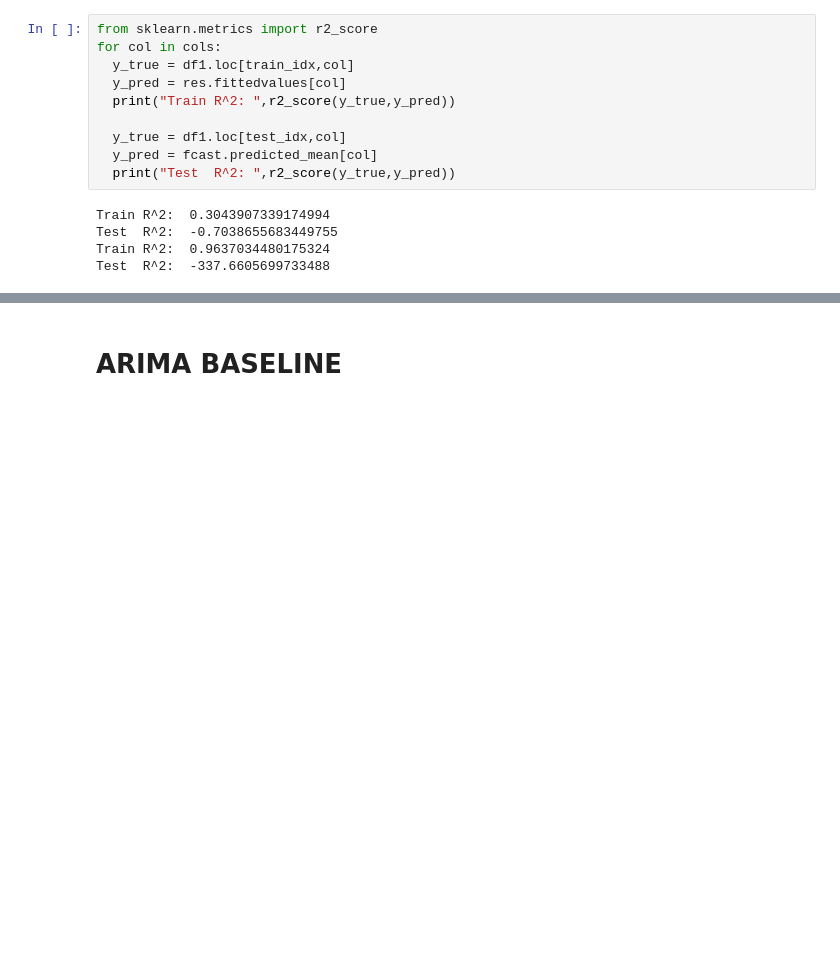
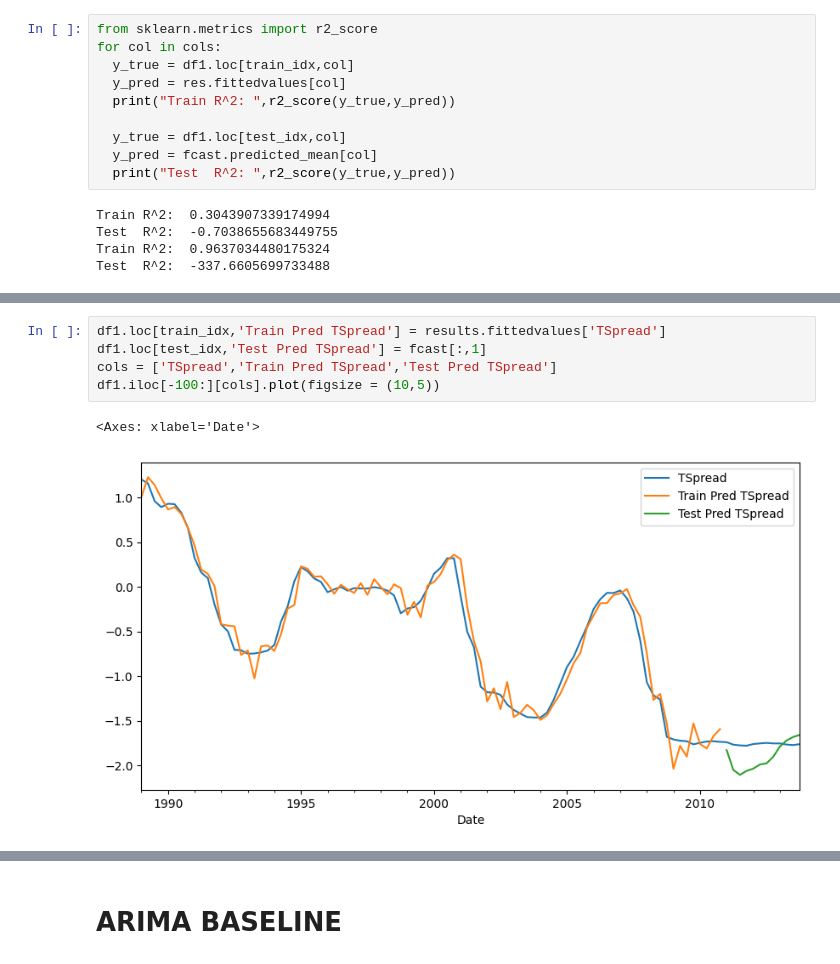
Before and after one commit to yeesem/Time-Series-Data-Analysis, a Jupyter notebook: VARMA_Econometrics.ipynb, the cells around one changed output, grey strips where cells are left out. Drawn from its saved outputs; the diff is of its cells as text; blank space fills up the shorter version.

```diff
--- a/VARMA_Econometrics.ipynb
+++ b/VARMA_Econometrics.ipynb
@@ -205,0 +242,8 @@ Test  R^2:  -337.6605699733488
+# %%
+df1.loc[train_idx,'Train Pred TSpread'] = results.fittedvalues['TSpread']
+df1.loc[test_idx,'Test Pred TSpread'] = fcast[:,1]
+cols = ['TSpread','Train Pred TSpread','Test Pred TSpread']
+df1.iloc[-100:][cols].plot(figsize = (10,5))
+# %% [output]
+<Axes: xlabel='Date'>
+[figure, added]
```
Also changed, not shown: parts of 12 cells of this notebook.
